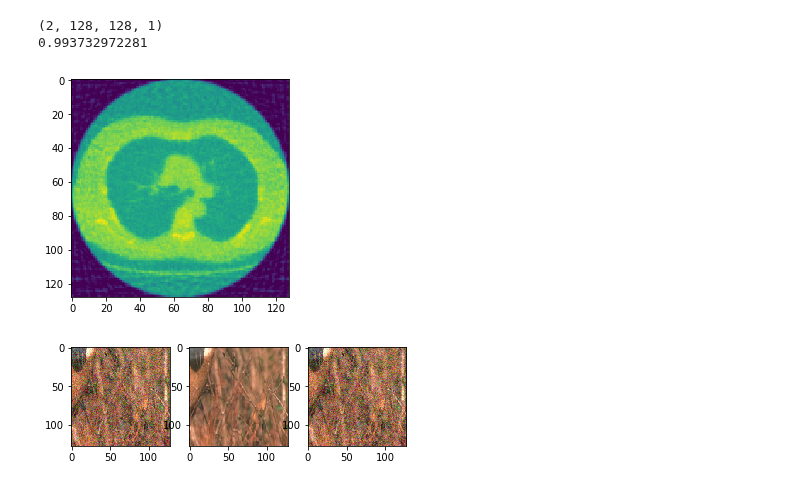
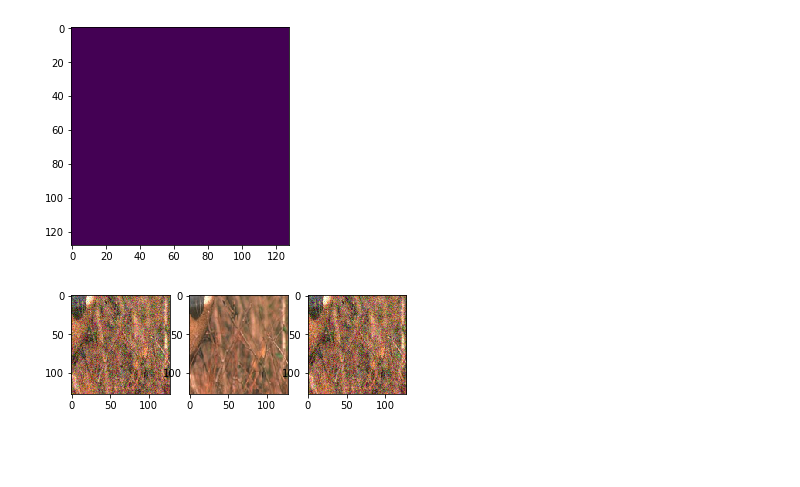
Before and after one commit to lunz-s/DeepAdverserialRegulariser, a Jupyter notebook: test.ipynb, the cells around one changed output. Cells and saved outputs as stored; diff of their text form; code cells hidden in the pictures; blank space fills up the shorter version.

Commit message:
recursive training LUNA

```diff
--- a/test.ipynb
+++ b/test.ipynb
@@ -1,45 +1,52 @@
 # %%
 import matplotlib.pyplot as plt
 import numpy as np
 %matplotlib inline
 
 from forward_models import ct
 from forward_models import denoising
 
 from data_pips import BSDS
 
 from Framework import adversarial_regulariser
 from Framework import positiv_adversarial_regulariser
 from Framework import postprocessing
 from Framework import iterative_scheme
 from Framework import total_variation
 from Framework import generic_framework
 
 import util as ut
 
 from networks import multiscale_l1_classifier
 
-y, x_true, fbp = adv_reg.generate_training_data(batch_size=2)
-fbp = adv_reg.unreg_mini(y, fbp)
-# generate random distribution for rays
-epsilon = np.random.uniform(size=(2))
-step, Was, reg, inter = adv_reg.sess.run([adv_reg.global_step, adv_reg.wasserstein_loss, adv_reg.regulariser_was,
-                                adv_reg.inter],
-                                             feed_dict={adv_reg.gen_im: fbp, adv_reg.true_im: x_true,
-                                                        adv_reg.random_uint: epsilon})
-print(inter.shape)
-print(epsilon[0])
+bs = 8
+#adv_reg = generic_framework()
 
-y = ut.cut_image(y)
-inter = ut.cut_image(inter)
-fbp = ut.cut_image(fbp)
+true_im = np.zeros(shape=(bs, 128, 128, 1))
+output_im = np.zeros(shape=(bs, 128, 128, 1))
+output_fbp = np.zeros(shape=(bs, 128, 128, 1))
+### speed up by only drawing randomly for batches of 8 or even 16
+
+halftime = int(bs/2)
+for k in range(2):
+    y, x_true, fbp = adv_reg.generate_training_data(halftime)
+    guess = np.copy(fbp)
+
+    if k == 1:
+        guess = np.zeros(shape=(halftime, 128, 128, 1))
+
+    true_im[k*halftime:(k+1)*halftime,...] = x_true
+    output_fbp[k * halftime:(k + 1) * halftime, ...] = fbp
+    output_im[k * halftime:(k + 1) * halftime, ...] = guess
+
+
+
+o = ut.cut_image(output_im)
 plt.figure()
-plt.imshow(inter[0,...,0])
+plt.imshow(o[4,...,0])
 plt.show()
 # %% [output]
-(2, 128, 128, 1)
-0.993732972281
-[figure, old version]
+[figure, new version]
 # %%
 # %% [output]
 [figure]
```
Also changed, not shown: parts of 2 cells of this notebook, 1 other file.
